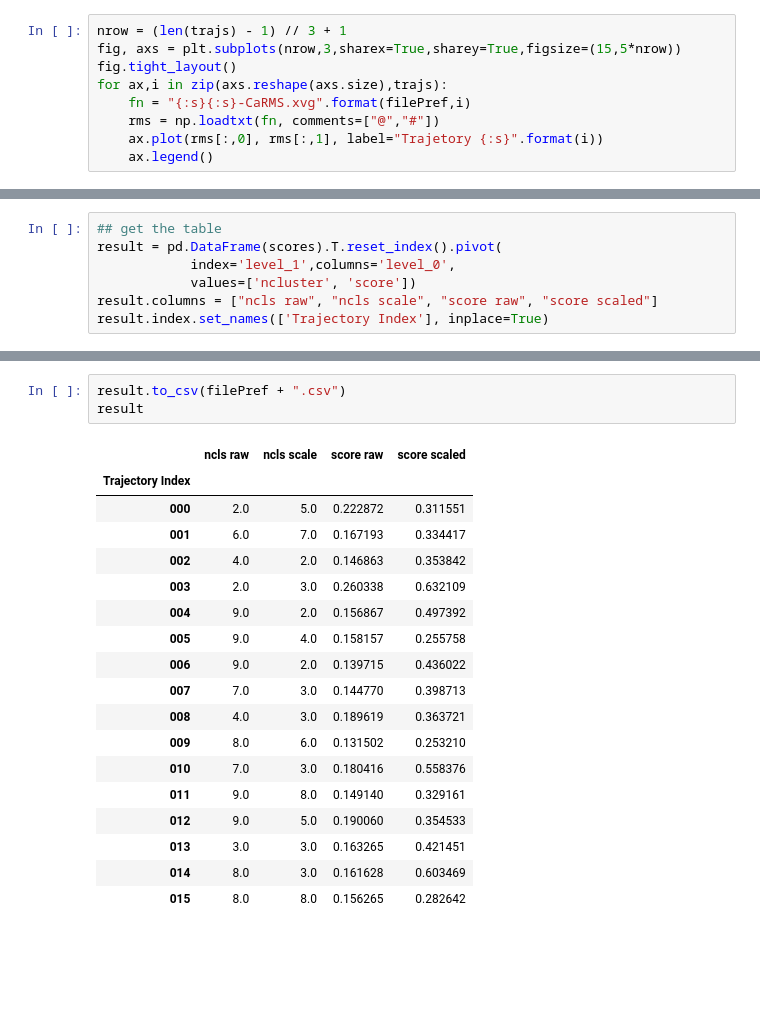
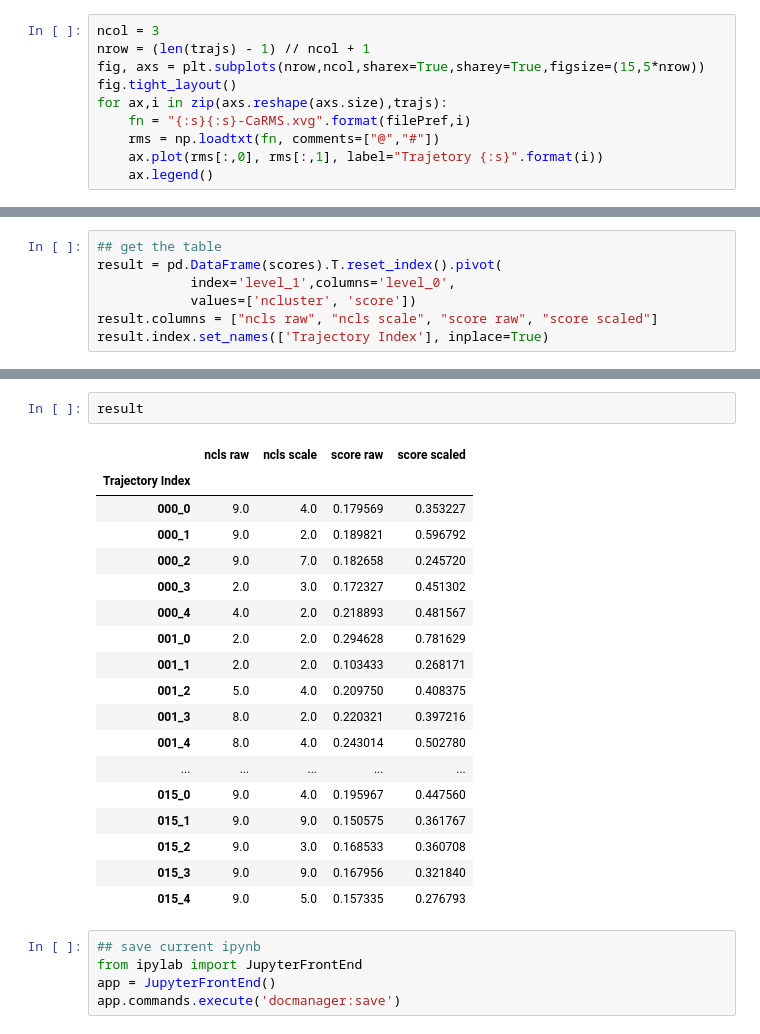
Before and after one commit to ghzuo/EscalKNM, a Jupyter notebook: notebook/EscalTM-EvaluateTraj.ipynb, the cells around one changed output, grey strips where cells are left out. Saved outputs shown, nothing was run; the diff lists cells and outputs as text; blank space fills up the shorter version.

```diff
--- a/notebook/EscalTM-EvaluateTraj.ipynb
+++ b/notebook/EscalTM-EvaluateTraj.ipynb
@@ -77,8 +77,9 @@ evalute = et.evalute.cluster
 # %% [markdown]
 # RMSD from Native Structure
 # %%
-nrow = (len(trajs) - 1) // 3 + 1
-fig, axs = plt.subplots(nrow,3,sharex=True,sharey=True,figsize=(15,5*nrow))
+ncol = 3
+nrow = (len(trajs) - 1) // ncol + 1
+fig, axs = plt.subplots(nrow,ncol,sharex=True,sharey=True,figsize=(15,5*nrow))
 fig.tight_layout()
 for ax,i in zip(axs.reshape(axs.size),trajs):
     fn = "{:s}{:s}-CaRMS.xvg".format(filePref,i)
@@ -182,22 +181,26 @@ fig.savefig(filePref + "-score.pdf")
 # %%
-result.to_csv(filePref + ".csv")
 result
 # %% [output]
 |  | ncls raw | ncls scale | score raw | score scaled |
 | Trajectory Index |  |  |  |  |
-| 000 | 2.0 | 5.0 | 0.222872 | 0.311551 |
-| 001 | 6.0 | 7.0 | 0.167193 | 0.334417 |
-| 002 | 4.0 | 2.0 | 0.146863 | 0.353842 |
-| 003 | 2.0 | 3.0 | 0.260338 | 0.632109 |
-| 004 | 9.0 | 2.0 | 0.156867 | 0.497392 |
-| 005 | 9.0 | 4.0 | 0.158157 | 0.255758 |
-| 006 | 9.0 | 2.0 | 0.139715 | 0.436022 |
-| 007 | 7.0 | 3.0 | 0.144770 | 0.398713 |
-| 008 | 4.0 | 3.0 | 0.189619 | 0.363721 |
-| 009 | 8.0 | 6.0 | 0.131502 | 0.253210 |
-| 010 | 7.0 | 3.0 | 0.180416 | 0.558376 |
-| 011 | 9.0 | 8.0 | 0.149140 | 0.329161 |
-| 012 | 9.0 | 5.0 | 0.190060 | 0.354533 |
-| 013 | 3.0 | 3.0 | 0.163265 | 0.421451 |
-| 014 | 8.0 | 3.0 | 0.161628 | 0.603469 |
-| 015 | 8.0 | 8.0 | 0.156265 | 0.282642 |
+| 000_0 | 9.0 | 4.0 | 0.179569 | 0.353227 |
+| 000_1 | 9.0 | 2.0 | 0.189821 | 0.596792 |
+| 000_2 | 9.0 | 7.0 | 0.182658 | 0.245720 |
+| 000_3 | 2.0 | 3.0 | 0.172327 | 0.451302 |
+| 000_4 | 4.0 | 2.0 | 0.218893 | 0.481567 |
+| 001_0 | 2.0 | 2.0 | 0.294628 | 0.781629 |
+| 001_1 | 2.0 | 2.0 | 0.103433 | 0.268171 |
+| 001_2 | 5.0 | 4.0 | 0.209750 | 0.408375 |
+| 001_3 | 8.0 | 2.0 | 0.220321 | 0.397216 |
+| 001_4 | 8.0 | 4.0 | 0.243014 | 0.502780 |
+| ... | ... | ... | ... | ... |
+| 015_0 | 9.0 | 4.0 | 0.195967 | 0.447560 |
+| 015_1 | 9.0 | 9.0 | 0.150575 | 0.361767 |
+| 015_2 | 9.0 | 3.0 | 0.168533 | 0.360708 |
+| 015_3 | 9.0 | 9.0 | 0.167956 | 0.321840 |
+| 015_4 | 9.0 | 5.0 | 0.157335 | 0.276793 |
+# %%
+## save current ipynb
+from ipylab import JupyterFrontEnd
+app = JupyterFrontEnd()
+app.commands.execute('docmanager:save')
```
Also changed, not shown: parts of 6 cells of this notebook, 14 other files.
